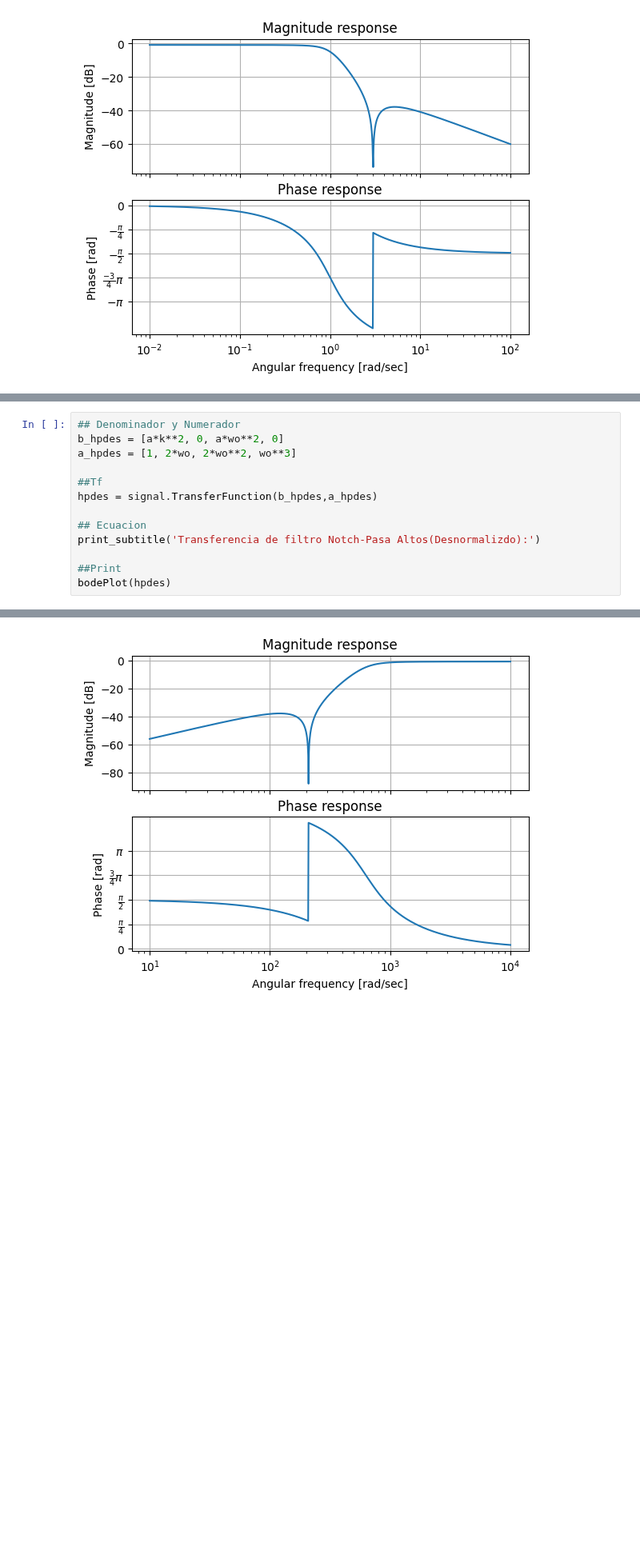
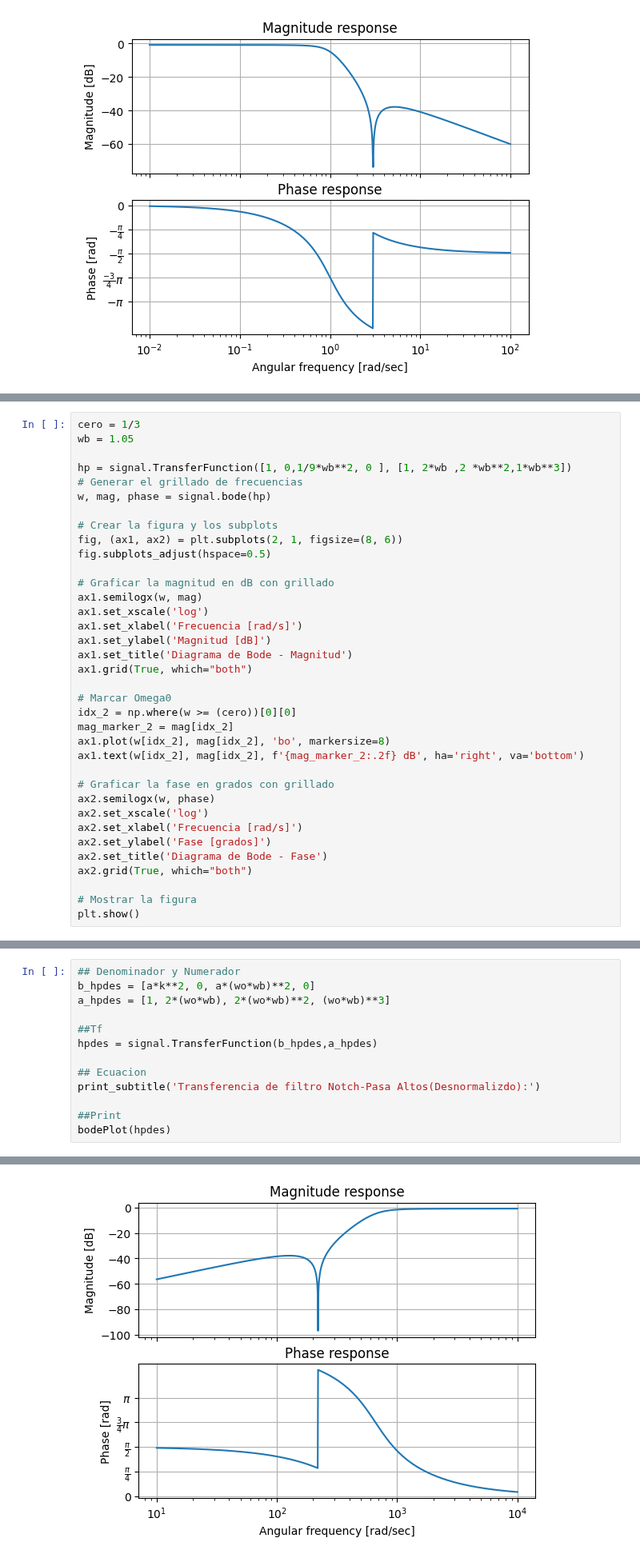
Before and after one commit to Pereyzaquer/TC2_NicolasPereyra, a Jupyter notebook: Semana_5/Semana 5.ipynb, the cells around one changed output, grey strips where cells are left out. Shown at 80% size. Cells and saved outputs as stored; diff of their text form; blank space fills up the shorter version.

```diff
--- a/Semana_5/Semana 5.ipynb
+++ b/Semana_5/Semana 5.ipynb
@@ -66,0 +106,36 @@ $\displaystyle   \frac{s \,\, 0.9 }{s +   1 } . \frac{s^2 \,\,   1 + 0.1111 }{s^
+# %%
+cero = 1/3
+wb = 1.05
+
+hp = signal.TransferFunction([1, 0,1/9*wb**2, 0 ], [1, 2*wb ,2 *wb**2,1*wb**3])
+# Generar el grillado de frecuencias
+w, mag, phase = signal.bode(hp)
+
+# Crear la figura y los subplots
+fig, (ax1, ax2) = plt.subplots(2, 1, figsize=(8, 6))
+fig.subplots_adjust(hspace=0.5)
+
+# Graficar la magnitud en dB con grillado
+ax1.semilogx(w, mag)
+ax1.set_xscale('log')
+ax1.set_xlabel('Frecuencia [rad/s]')
+ax1.set_ylabel('Magnitud [dB]')
+ax1.set_title('Diagrama de Bode - Magnitud')
+ax1.grid(True, which="both")
+
+# Marcar Omega0
+idx_2 = np.where(w >= (cero))[0][0]
+mag_marker_2 = mag[idx_2]
+ax1.plot(w[idx_2], mag[idx_2], 'bo', markersize=8)
+ax1.text(w[idx_2], mag[idx_2], f'{mag_marker_2:.2f} dB', ha='right', va='bottom')
+
+# Graficar la fase en grados con grillado
+ax2.semilogx(w, phase)
+ax2.set_xscale('log')
+ax2.set_xlabel('Frecuencia [rad/s]')
+ax2.set_ylabel('Fase [grados]')
+ax2.set_title('Diagrama de Bode - Fase')
+ax2.grid(True, which="both")
+
+# Mostrar la figura
+plt.show()
@@ -67,7 +144,7 @@ $\displaystyle   \frac{s \,\, 0.9 }{s +   1 } . \frac{s^2 \,\,   1 + 0.1111 }{s^
 # %%
 ## Denominador y Numerador
-b_hpdes = [a*k**2, 0, a*wo**2, 0]
-a_hpdes = [1, 2*wo, 2*wo**2, wo**3]
+b_hpdes = [a*k**2, 0, a*(wo*wb)**2, 0]
+a_hpdes = [1, 2*(wo*wb), 2*(wo*wb)**2, (wo*wb)**3]
 
 ##Tf
 hpdes = signal.TransferFunction(b_hpdes,a_hpdes)
@@ -84,2 +163,2 @@ bodePlot(hpdes)
-[figure, old version]
+[figure, new version]
 # %% [markdown]
```
Also changed, not shown: parts of 13 cells of this notebook.
